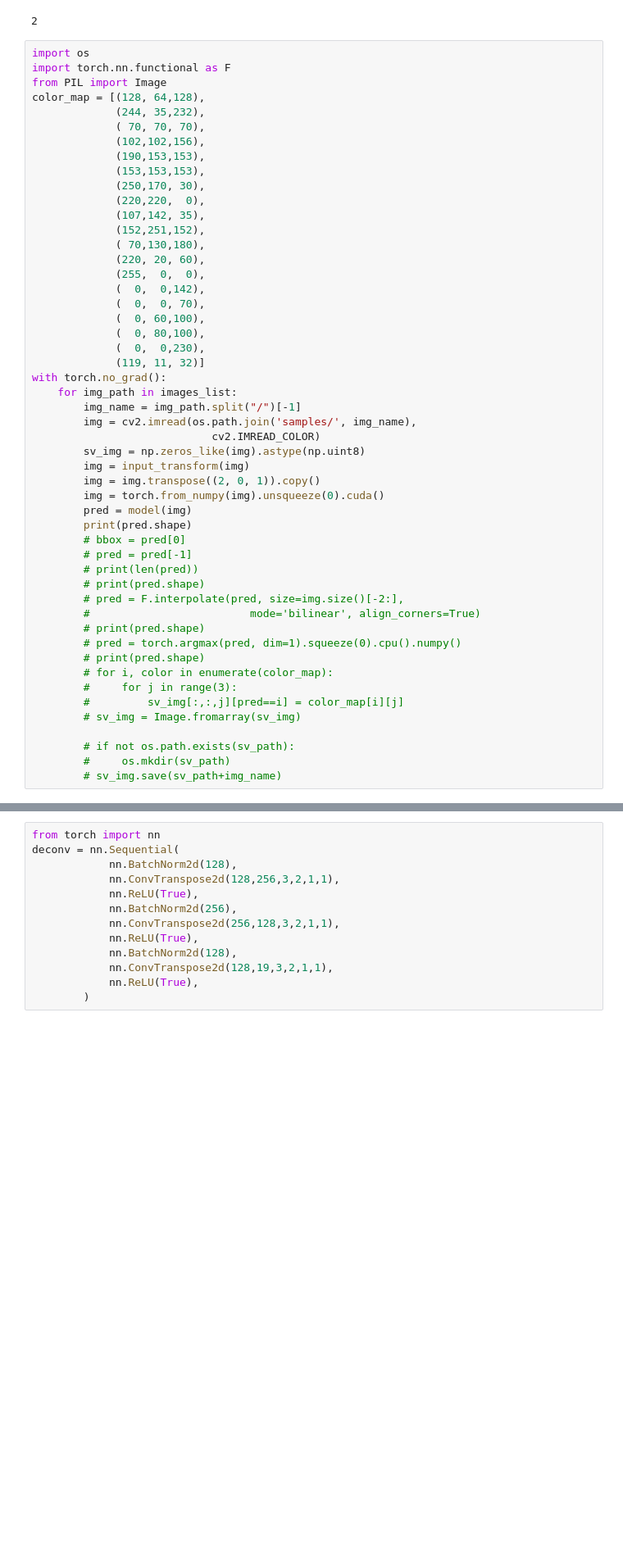
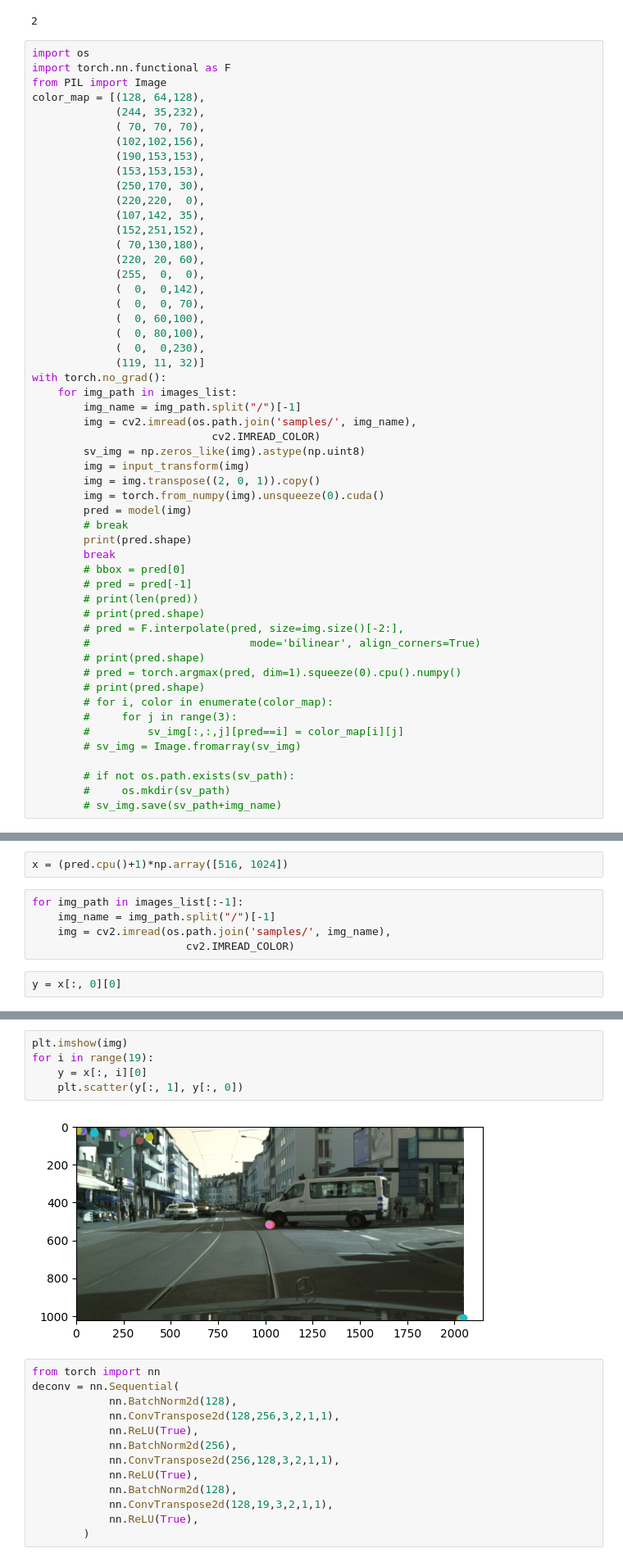
Before and after one commit to karthiknambiar29/PIDNet, a Jupyter notebook: test_.ipynb, the cells around one changed output, grey strips where cells are left out. Shown at 82% size. Drawn from its saved outputs; the diff is of its cells as text; blank space fills up the shorter version.

```diff
--- a/test_.ipynb
+++ b/test_.ipynb
@@ -105,7 +106,9 @@ with torch.no_grad():
         img = img.transpose((2, 0, 1)).copy()
         img = torch.from_numpy(img).unsqueeze(0).cuda()
         pred = model(img)
+        # break
         print(pred.shape)
+        break
         # bbox = pred[0]
         # pred = pred[-1]
         # print(len(pred))
@@ -130,0 +132,9 @@ torch.Size([1, 19, 4, 2])
+# %%
+x = (pred.cpu()+1)*np.array([516, 1024])
+# %%
+for img_path in images_list[:-1]:
+    img_name = img_path.split("/")[-1]
+    img = cv2.imread(os.path.join('samples/', img_name),
+                        cv2.IMREAD_COLOR)
+# %%
+y = x[:, 0][0]
@@ -131,3 +152,10 @@ torch.Size([1, 19, 4, 2])
+# %%
+plt.imshow(img)
+for i in range(19):
+    y = x[:, i][0]
+    plt.scatter(y[:, 1], y[:, 0])
+# %% [output]
+[figure, added]
 # %%
 from torch import nn
 deconv = nn.Sequential(
```
Also changed, not shown: parts of 11 cells of this notebook, 5 other files.
